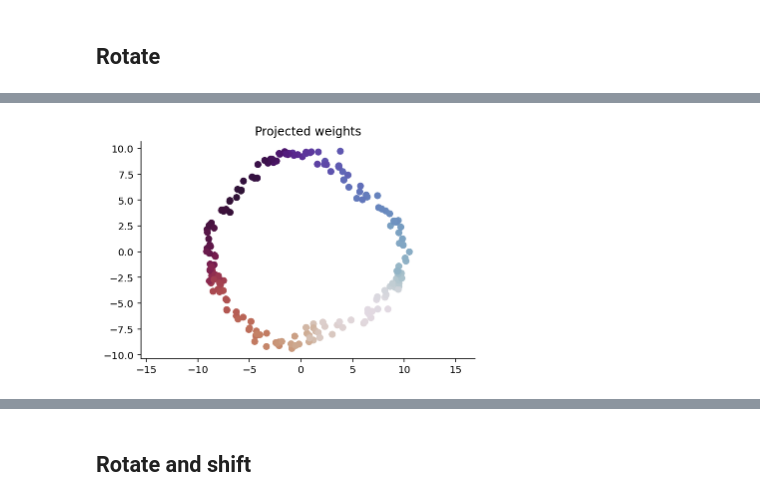
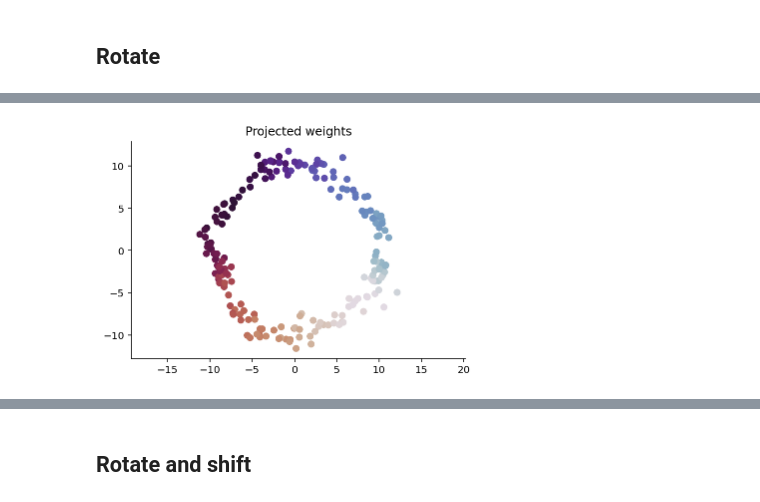
Before and after one commit to probml/shift-happens, a Jupyter notebook: notebooks/shifting-moons-exp-002.ipynb, the cells around one changed output, grey strips where cells are left out. Drawn from its saved outputs; the diff is of its cells as text; code cells hidden in the pictures.

```diff
--- a/notebooks/shifting-moons-exp-002.ipynb
+++ b/notebooks/shifting-moons-exp-002.ipynb
@@ -79,7 +80,8 @@ def estimate_weights(model, X, y, key, optimizer, n_epochs=200, seed=None, outpu
 
     output = {
         "params": params,
-        "final_loss": loss_val
+        "final_loss": loss_val,
+        "train_accuracy": (model.apply(params, X).round().ravel() == y).mean()
     }
 
     return output
@@ -90,7 +92,8 @@ tx = optax.adam(learning_rate=alpha)
 
 X, y = make_moons(n_samples=100, noise=0.12, random_state=314)
 X = jnp.einsum("nm,mk->nk", X, dojax.rotation_matrix(0))
-params = estimate_weights(model, X, y, key, tx)
+res = estimate_weights(model, X, y, key, tx)
+params = res["params"]
 params_flat, _ = jax.flatten_util.ravel_pytree(params)
 
 pred_map = jax.vmap(model.apply, (None, 1))
@@ -107,9 +110,10 @@ plt.scatter(*X.T, c=y, cmap="Dark2")
 # %% [markdown]
 ## Weight's dynamics
 # %%
-def train_mlp_model(key, data_generator, model, optimiser, eval_elements, n_steps=100, **kwargs):
+def train_mlp_model(key, data_generator, model, optimiser, eval_elements, n_epochs=200, **kwargs):
     """
-    Train an MLP model iterating over the elements in *args
+    Train an MLP model iterating over eval elements and applying each element to the
+    data-gerating process.
 
     Parameters
     ----------
@@ -127,22 +131,31 @@ def train_mlp_model(key, data_generator, model, optimiser, eval_elements, n_step
     """
     data_hist = []
     params_hist = []
+    train_acc_hist = []
 
     n_elements = len(eval_elements)
     for it, val in enumerate(eval_elements):
         X, y = data_generator(val)
-        res = estimate_weights(model, X, y, key, optimiser)
+        res = estimate_weights(model, X, y, key, optimiser, n_epochs=n_epochs)
 
         params = res["params"]
         loss = res["final_loss"]
+        train_acc = res["train_accuracy"].item()
 
 
         data_hist.append([X, y])
         params_hist.append(params)
+        train_acc_hist.append(train_acc)
 
         print(f"@it: {it+1:03}/{n_elements:03} || {loss=:0.4e}", end="\r")
 
-    return data_hist, params_hist
+    hist = {
+        "data": data_hist,
+        "params": params_hist,
+        "train_accuracy": jnp.array(train_acc_hist)
+    }
+
+    return hist
 
 
 def flat_and_concat_params(params_hist):
@@ -216,6 +229,7 @@ key = jax.random.PRNGKey(314)
 tx = optax.adam(learning_rate=alpha)
 radii = jnp.linspace(0, 2 * 2 * jnp.pi, n_steps)
 
-data_hist, params_hist = train_mlp_model(key, lambda rad: make_rotating_moons(rad, noise=0.1), model, tx, radii)
+hist = train_mlp_model(key, lambda rad: make_rotating_moons(rad, noise=0.2), model, tx, radii)
+data_hist, params_hist = hist["data"], hist["params"]
 params_flat_hist = flat_and_concat_params(params_hist)
 # %% [output]
@@ -223,11 +237,12 @@ params_flat_hist = flat_and_concat_params(params_hist)
 # %%
 proj = PCA(n_components=2)
 # proj = KernelPCA(n_components=2, kernel="cosine")
 # proj = TSNE(n_components=2, init="pca", random_state=314, perplexity=10)
 w_transformed = proj.fit_transform(params_flat_hist)
 
 plt.title("Projected weights")
-plt.scatter(*w_transformed.T, c=radii % (2 * jnp.pi), cmap="twilight")
+domain = radii % (2 * jnp.pi)
+plt.scatter(*w_transformed.T, c=domain, cmap="twilight")
 plt.axis("equal");
 # %% [output]
-[figure, old version]
+[figure, new version]
```
Also changed, not shown: parts of 9 cells of this notebook.
